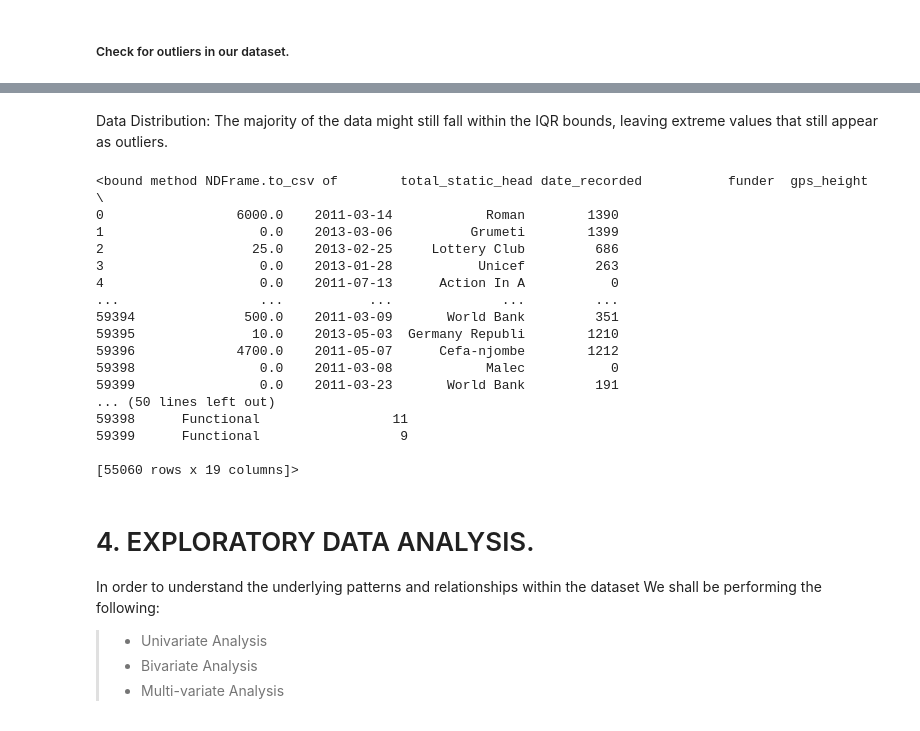
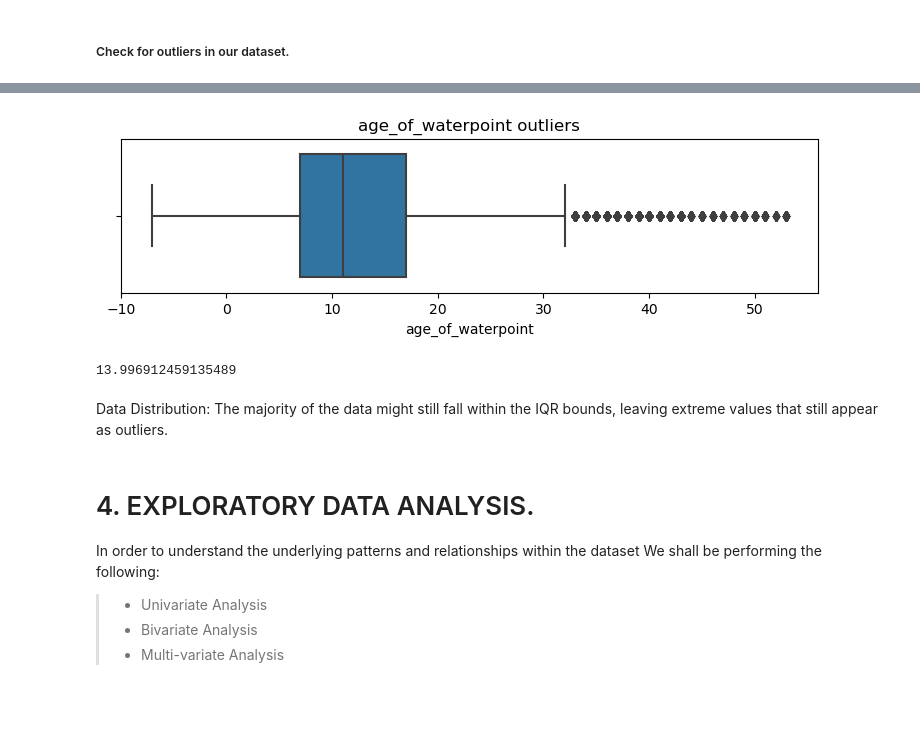
Before and after one commit to PaulMuniu/Tanzania_Water_Wells_Model, a Jupyter notebook: Tanzania_wells.ipynb, the cells around one changed output, grey strips where cells are left out. Drawn from its saved outputs; the diff is of its cells as text; code cells hidden in the pictures.

Commit message:
update data analysis

```diff
--- a/Tanzania_wells.ipynb
+++ b/Tanzania_wells.ipynb
@@ -453,26 +435,15 @@ print(wells_data["population"].mean())
 182.76195059934616
+# %%
+remove_outliers(wells_data, "age_of_waterpoint")
+box_plot(wells_data,'age_of_waterpoint')
+print(wells_data["age_of_waterpoint"].mean())
+# %% [output]
+[figure, added]
+13.996912459135489
 # %% [markdown]
 Data Distribution: The majority of the data might still fall within the IQR bounds, leaving extreme values that still appear as outliers.
 # %%
-wells_data.to_csv
+wells_data.to_csv("wells_data.csv", index=False)
-# %% [output]
-<bound method NDFrame.to_csv of        total_static_head date_recorded           funder  gps_height  \
-0                 6000.0    2011-03-14            Roman        1390
-1                    0.0    2013-03-06          Grumeti        1399
-2                   25.0    2013-02-25     Lottery Club         686
-3                    0.0    2013-01-28           Unicef         263
-4                    0.0    2011-07-13      Action In A           0
-...                  ...           ...              ...         ...
-59394              500.0    2011-03-09       World Bank         351
-59395               10.0    2013-05-03  Germany Republi        1210
-59396             4700.0    2011-05-07      Cefa-njombe        1212
-59398                0.0    2011-03-08            Malec           0
-59399                0.0    2011-03-23       World Bank         191
-... (50 lines left out)
-59398      Functional                 11
-59399      Functional                  9
-
-[55060 rows x 19 columns]>
 # %% [markdown]
 # 4. EXPLORATORY DATA ANALYSIS.
 In order to understand the underlying patterns and relationships within the dataset We shall be performing the following:
```
Also changed, not shown: parts of 52 cells of this notebook.
